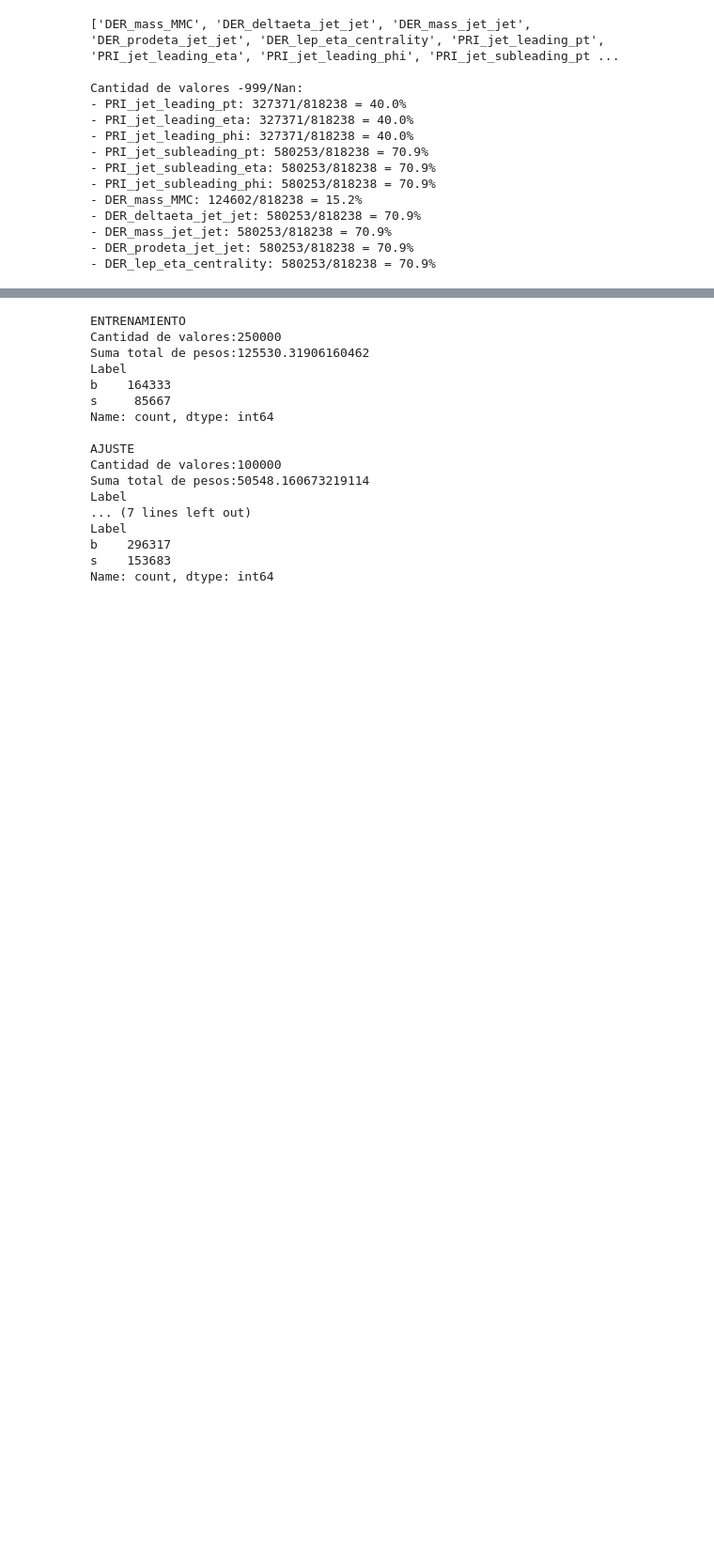
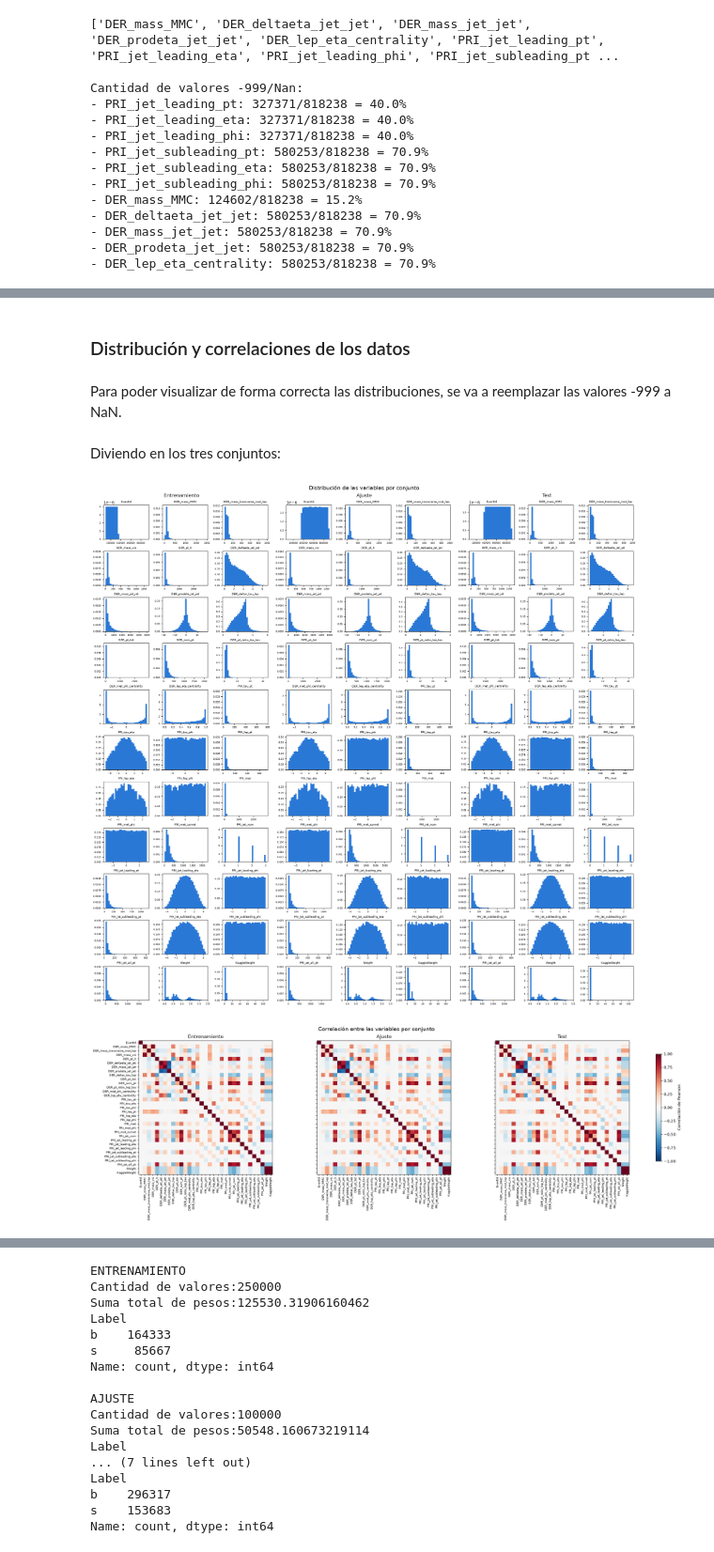
Before and after one commit to ClauGN/Tarea_Final_-AA, a Jupyter notebook: 1_EDA.ipynb, the cells around one changed output, grey strips where cells are left out. Shown at 94% size. Saved outputs shown, nothing was run; the diff lists cells and outputs as text; code cells hidden in the pictures; blank space fills up the shorter version.

Commit message:
Ajustes de los csv

```diff
--- a/1_EDA.ipynb
+++ b/1_EDA.ipynb
@@ -159,0 +167,9 @@ Con esa misma argumentación, la proporción de las variables DER tienen sentido
+# %% [markdown]
+### Distribución y correlaciones de los datos
+# %% [markdown]
+Para poder visualizar de forma correcta las distribuciones, se va a reemplazar las valores -999 a NaN.
+# %%
+# Los -999 se tratan como NaN para que no deformen los histogramas ni las correlaciones
+LHC = LHC.replace(-999, np.nan)
+# %% [markdown]
+Diviendo en los tres conjuntos:
@@ -159,0 +181,52 @@ Con esa misma argumentación, la proporción de las variables DER tienen sentido
+# %%
+conjuntos = {"Entrenamiento": Entrenamiento, "Ajuste": Ajuste, "Test": Test}
+
+# Solo las columnas numéricas (Label y KaggleSet son texto y no se pueden representar ni correlacionar)
+variables = LHC.select_dtypes(include="number").columns.tolist()
+
+columnas = 3
+filas = int(np.ceil(len(variables) / columnas))
+
+
+# HISTOGRAMAS: los tres conjuntos alineados uno al lado del otro
+fig = plt.figure(figsize=(19.5, 1.7 * filas), layout="constrained")
+subfiguras = fig.subfigures(1, len(conjuntos))
+
+for subfigura, (nombre, datos) in zip(subfiguras, conjuntos.items()):
+    subfigura.suptitle(nombre, fontsize=12)
+    axes = subfigura.subplots(filas, columnas).ravel()
+
+    for ax, variable in zip(axes, variables):
+        # Mismos intervalos en los tres conjuntos para poder compararlos
+        intervalos = np.histogram_bin_edges(LHC[variable].dropna(), bins=30)
+        ax.hist(datos[variable].dropna(), bins=intervalos, density=True, color="#2a78d6")
+        ax.set_title(variable, fontsize=7)
+        ax.tick_params(labelsize=6)
+
+    for ax in axes[len(variables):]:
+        ax.set_visible(False)
+
+fig.suptitle("Distribución de las variables por conjunto", fontsize=14)
+plt.show()
+
+
+# MAPAS DE CORRELACIONES: los tres conjuntos alineados uno al lado del otro
+fig, axes = plt.subplots(1, len(conjuntos), figsize=(22, 7), layout="constrained")
+
+for ax, (nombre, datos) in zip(axes, conjuntos.items()):
+    corr = datos[variables].corr()
+    imagen = ax.imshow(corr, cmap="RdBu_r", vmin=-1, vmax=1)
+    ax.set_xticks(range(len(corr)), corr.columns, rotation=90, fontsize=7)
+    ax.set_yticks(range(len(corr)), corr.columns, fontsize=7)
+    ax.set_title(nombre)
+
+# Solo se dejan los nombres del eje Y en el primer mapa
+for ax in axes[1:]:
+    ax.set_yticks(range(len(corr)), [])
+
+fig.colorbar(imagen, ax=axes, label="Correlación de Pearson", shrink=0.8)
+fig.suptitle("Correlación entre las variables por conjunto", fontsize=14)
+plt.show()
+# %% [output]
+[figure, added]
+[figure, added]
```
Also changed, not shown: parts of 35 cells of this notebook.
